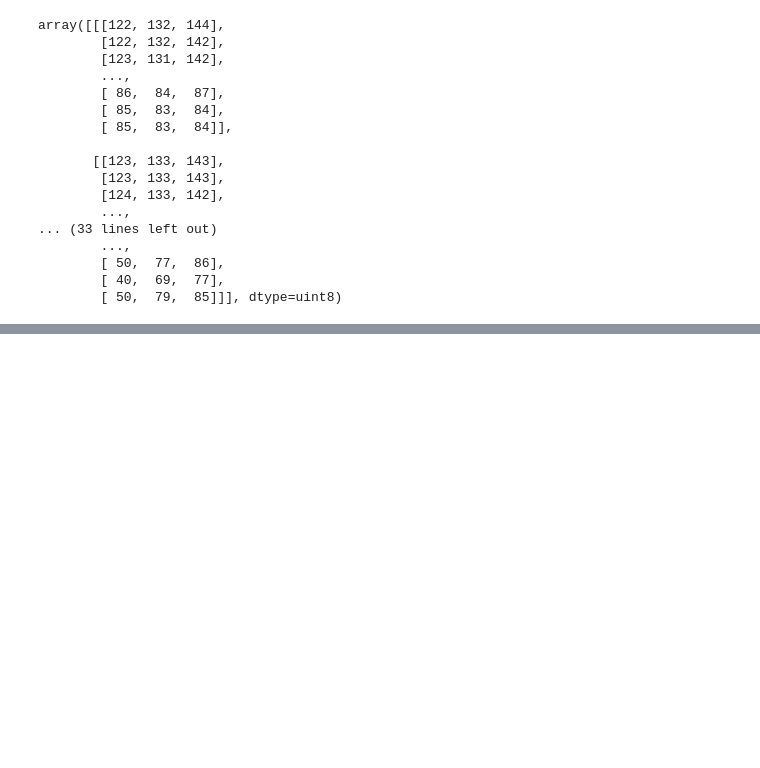
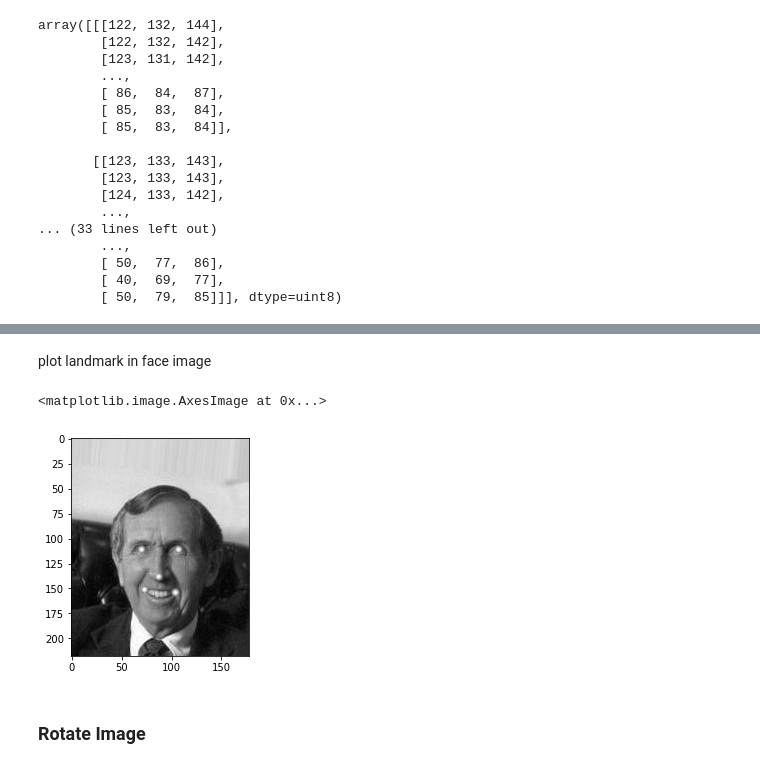
Before and after one commit to madin162/AI604_project, a Jupyter notebook: notebooks/scratch_downsample.ipynb, the cells around one changed output, grey strips where cells are left out. Saved outputs shown, nothing was run; the diff lists cells and outputs as text; code cells hidden in the pictures; blank space fills up the shorter version.

```diff
--- a/notebooks/scratch_downsample.ipynb
+++ b/notebooks/scratch_downsample.ipynb
@@ -56,0 +146,10 @@ array([[[122, 132, 144],
+# %% [markdown]
+plot landmark in face image
+# %%
+img_gray = np.asarray(im.convert('L'))/255
+plt.imshow(np.maximum(img_gray,hm_map),cmap='gray')
+# %% [output]
+<matplotlib.image.AxesImage at 0x...>
+[figure, added]
+# %% [markdown]
+### Rotate Image
```
Also changed, not shown: parts of 26 cells of this notebook, 39 other files.
